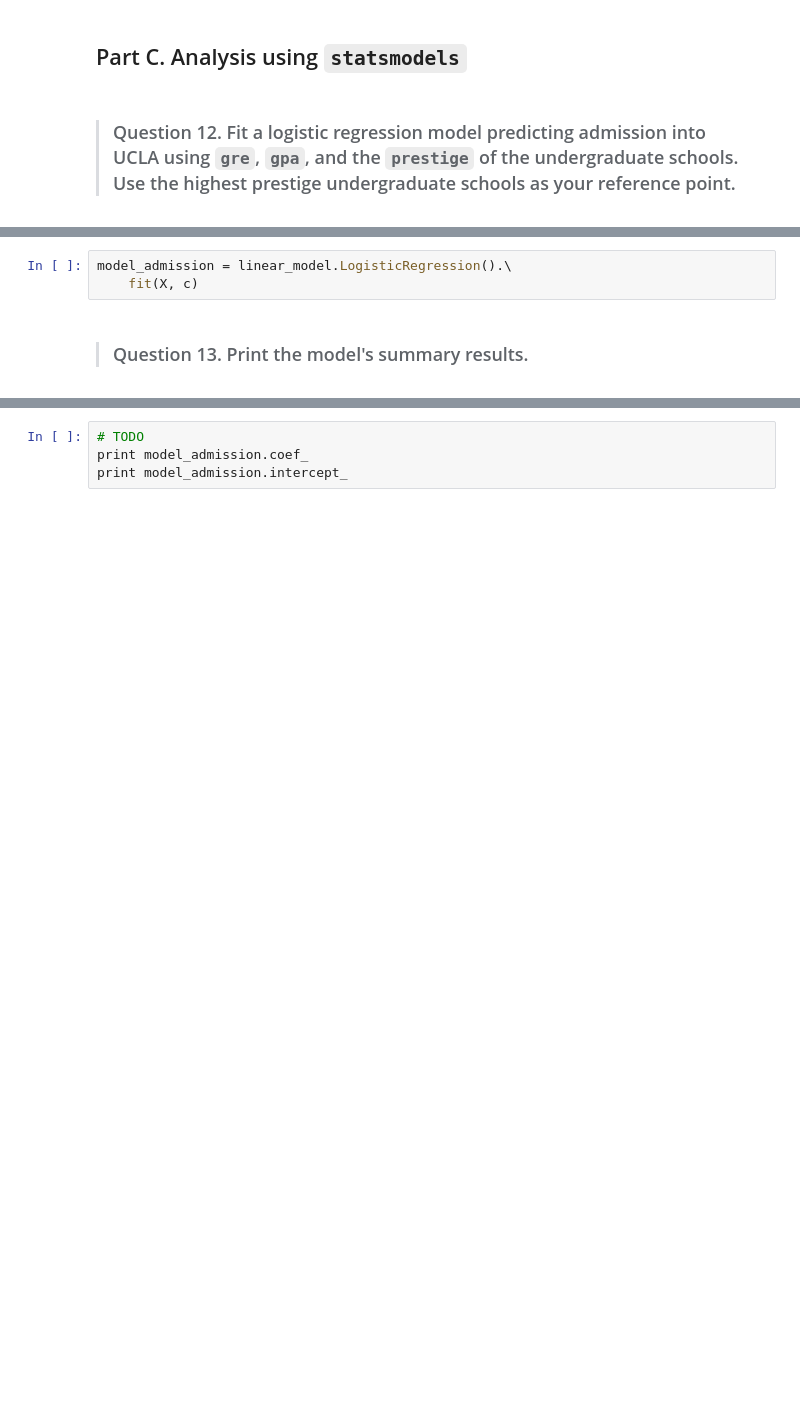
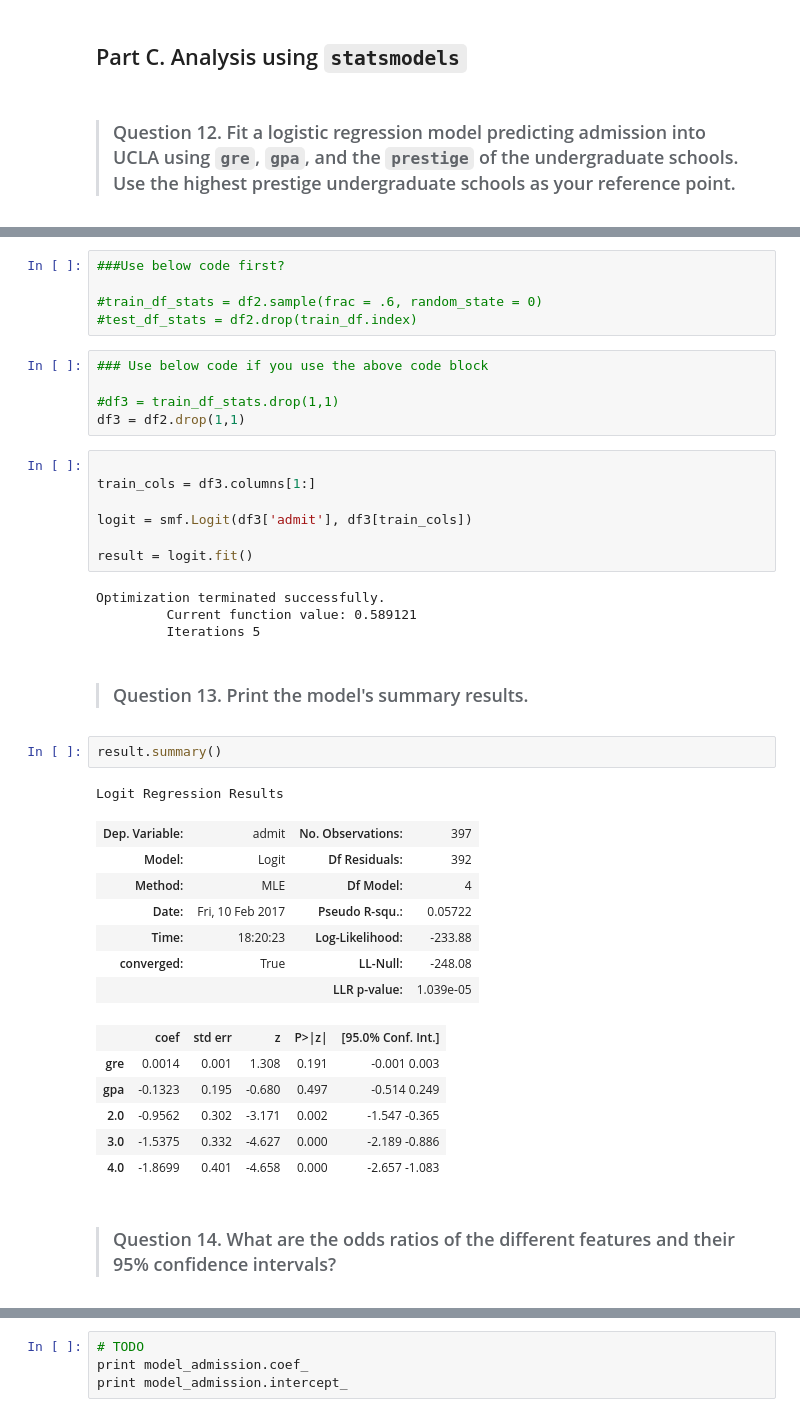
Before and after one commit to ChadIman/DS-SF-30, a Jupyter notebook: unit-project/3/notebooks/unit-project-3-Chad-Iman.ipynb, the cells around one changed output, grey strips where cells are left out. Drawn from its saved outputs; the diff is of its cells as text; blank space fills up the shorter version.

```diff
--- a/unit-project/3/notebooks/unit-project-3-Chad-Iman.ipynb
+++ b/unit-project/3/notebooks/unit-project-3-Chad-Iman.ipynb
@@ -179,5 +178,42 @@ c = df2.admit
-# %%
-model_admission = linear_model.LogisticRegression().\
-    fit(X, c)
+# %%
+###Use below code first?
+
+#train_df_stats = df2.sample(frac = .6, random_state = 0)
+#test_df_stats = df2.drop(train_df.index)
+# %%
+### Use below code if you use the above code block
+
+#df3 = train_df_stats.drop(1,1)
+df3 = df2.drop(1,1)
+# %%
+
+train_cols = df3.columns[1:]
+
+logit = smf.Logit(df3['admit'], df3[train_cols])
+
+result = logit.fit()
+# %% [output]
+Optimization terminated successfully.
+         Current function value: 0.589121
+         Iterations 5
 # %% [markdown]
 > ### Question 13.  Print the model's summary results.
+# %%
+result.summary()
+# %% [output]
+Logit Regression Results
+| Dep. Variable: | admit | No. Observations: | 397 |
+| Model: | Logit | Df Residuals: | 392 |
+| Method: | MLE | Df Model: | 4 |
+| Date: | Fri, 10 Feb 2017 | Pseudo R-squ.: | 0.05722 |
+| Time: | 18:20:23 | Log-Likelihood: | -233.88 |
+| converged: | True | LL-Null: | -248.08 |
+|  |  | LLR p-value: | 1.039e-05 |
+|  | coef | std err | z | P>|z| | [95.0% Conf. Int.] |
+| gre | 0.0014 | 0.001 | 1.308 | 0.191 | -0.001 0.003 |
+| gpa | -0.1323 | 0.195 | -0.680 | 0.497 | -0.514 0.249 |
+| 2.0 | -0.9562 | 0.302 | -3.171 | 0.002 | -1.547 -0.365 |
+| 3.0 | -1.5375 | 0.332 | -4.627 | 0.000 | -2.189 -0.886 |
+| 4.0 | -1.8699 | 0.401 | -4.658 | 0.000 | -2.657 -1.083 |
+# %% [markdown]
+> ### Question 14.  What are the odds ratios of the different features and their 95% confidence intervals?
```
Also changed, not shown: parts of 45 cells of this notebook.
